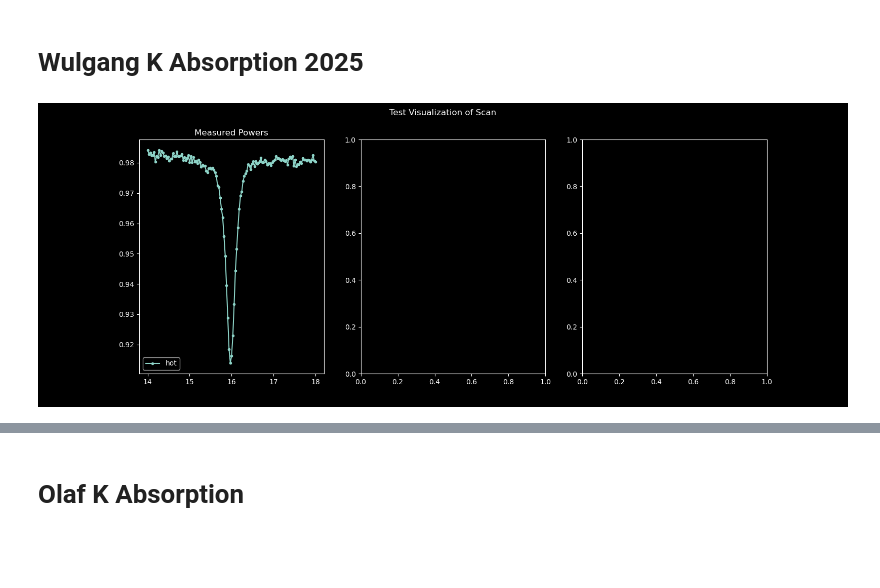
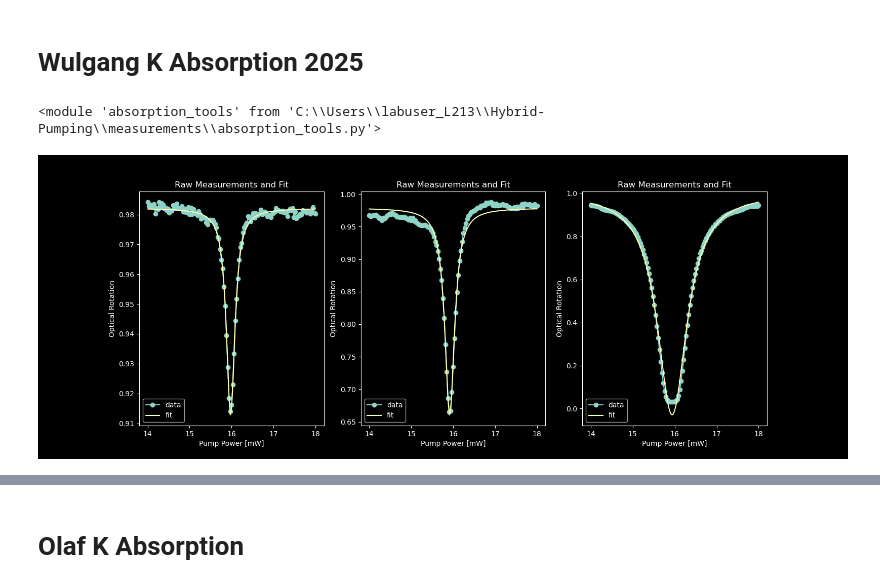
Before and after one commit to zirdisyukur/Hybrid-Pumping, a Jupyter notebook: measurements/K_absorption_dataview.ipynb, the cells around one changed output, grey strips where cells are left out. Saved outputs shown, nothing was run; the diff lists cells and outputs as text; code cells hidden in the pictures; blank space fills up the shorter version.

```diff
--- a/measurements/K_absorption_dataview.ipynb
+++ b/measurements/K_absorption_dataview.ipynb
@@ -51,20 +44,20 @@ data_80degC = h5t.load_group(outfname, 'wulgang_2025_11_21/scan1')
-# %%
-fig, axes = plt.subplots(figsize=(16,6),ncols=3)
-ax = axes[0]
-ax1 = axes[1]
-ax2 = axes[2]
-
-x_arr = data_22degC['temperature']
-y_arr = data_22degC['power']
-y2_arr = data_80degC['power']
-transmission = y2_arr / y_arr
-gain_normalizing = 1
-
-ax.plot(x_arr.m, transmission.m   ,marker='.',label='hot',color='C0')
-
-plt.suptitle('Test Visualization of Scan')
-ax.set_title('Measured Powers')
-ax.legend()
-plt.show()
-# %% [output]
-[figure, removed]
+# %%
+reload(at)
+# %% [output]
+<module 'absorption_tools' from 'C:\\Users\\labuser_L213\\Hybrid-Pumping\\measurements\\absorption_tools.py'>
+# %%
+ref = at.absorption_data(outfname, 'wulgang_2025_11_21/reference_scan')
+trans_80 = at.absorption_data(outfname, 'wulgang_2025_11_21/scan1')
+trans_100 = at.absorption_data(outfname, 'wulgang_2025_11_21/scan6')
+trans_150 = at.absorption_data(outfname, 'wulgang_2025_11_21/scan3')
+# %%
+fig, axes = plt.subplots(figsize=(16,6),ncols=3)
+ax = axes[0]
+ax1 = axes[1]
+ax2 = axes[2]
+
+trans_80.plot_fit(ref,ax=ax)
+trans_100.plot_fit(ref, ax=ax1)
+trans_150.plot_fit(ref, ax=ax2)
+# %% [output]
+[figure, added]
```
Also changed, not shown: parts of 4 cells of this notebook, 4 other files.
